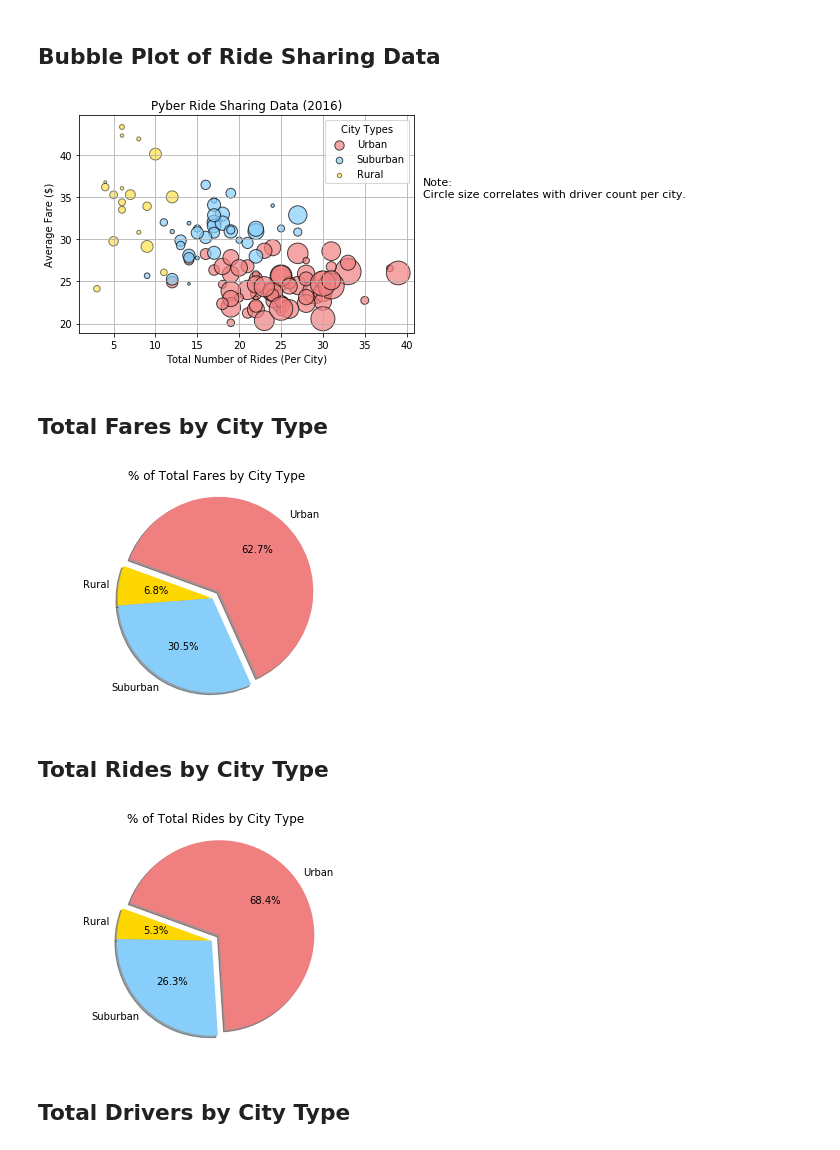
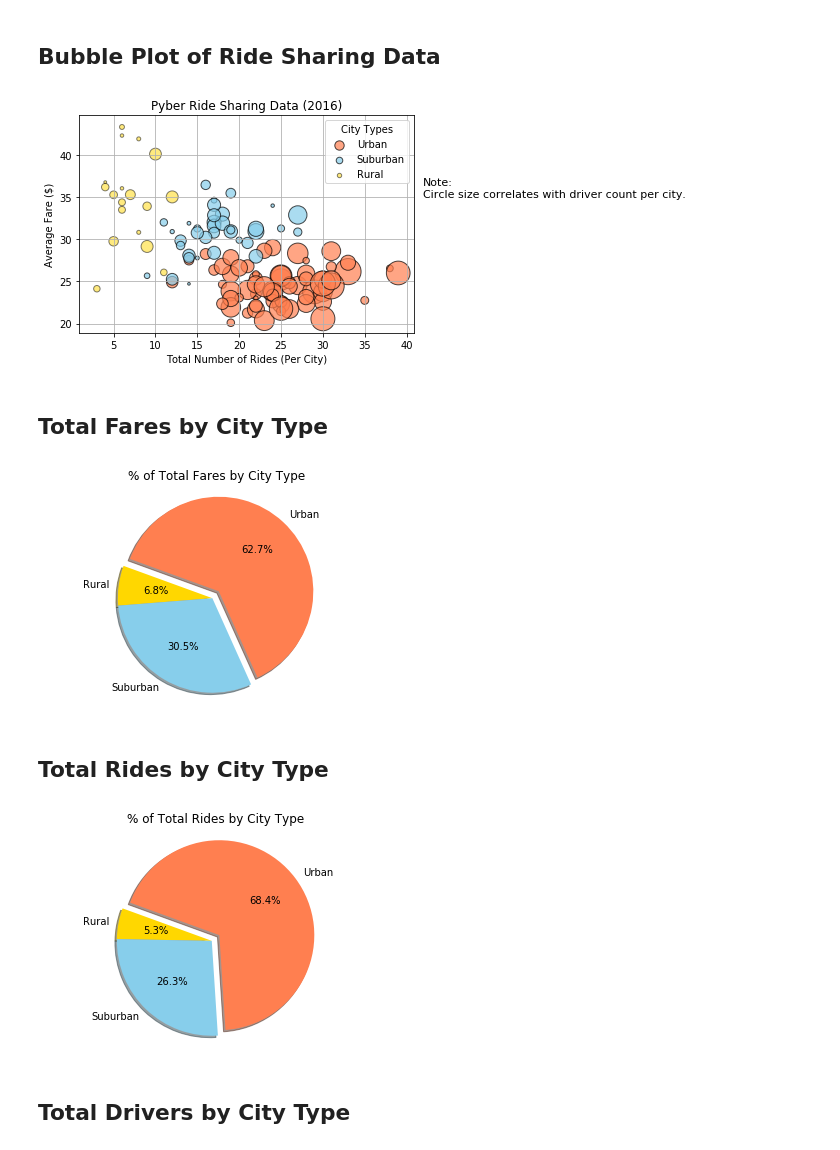
Before and after one commit to aktavern/05-The-Power-of-Plots, a Jupyter notebook: Pyber/pyber_aschenker.ipynb, the cells around one changed output. Cells and saved outputs as stored; diff of their text form; code cells hidden in the pictures.

Commit message:
updated colors

```diff
--- a/Pyber/pyber_aschenker.ipynb
+++ b/Pyber/pyber_aschenker.ipynb
@@ -55,8 +55,8 @@ rural_fare = rural_city["fare"].mean()
 rural_size = rural_city["driver_count"].sum()
 
 # Build the scatter plots for each city types
-Urban = plt.scatter(urban_rides,urban_fare,alpha=0.7,s=urban_size*.3,c="lightcoral",edgecolor='black',label="Urban")
-Suburban = plt.scatter(sub_rides,sub_fare,alpha=0.7,s=sub_size*.5,c="lightskyblue",edgecolor='black',label="Suburban")
+Urban = plt.scatter(urban_rides,urban_fare,alpha=0.7,s=urban_size*.3,c="coral",edgecolor='black',label="Urban")
+Suburban = plt.scatter(sub_rides,sub_fare,alpha=0.7,s=sub_size*.5,c="skyblue",edgecolor='black',label="Suburban")
 Rural = plt.scatter(rural_rides,rural_fare,alpha=0.5,s=rural_size*2,c="gold",edgecolor='black',label="Rural")
 
 # Incorporate the other graph properties
@@ -75,32 +75,32 @@ plt.text(42,35,'Note:\nCircle size correlates with driver count per city.',fonts
 # Save Figure
 plt.savefig("data/ride_sharing_data.png")
 # %% [output]
-[figure, old version]
+[figure, new version]
 # %% [markdown]
 ## Total Fares by City Type
 # %%
 # Calculate Type Percents
 type_grouped = merged_data.groupby("type")
 total_fares = type_grouped["fare"].sum()
 
 #establish colors, labels, and explode value for all charts
-colors = ["gold","lightskyblue","lightcoral"]
+colors = ["gold","skyblue","coral"]
 labels = ["Rural","Suburban","Urban"]
 explode=(0,0,.1)
 
 # Build Pie Chart
 plt.pie(total_fares,explode=explode,labels=labels,
         colors=colors,autopct="%1.1f%%",shadow=True,startangle=160)
 plt.axis("equal")
 plt.title("% of Total Fares by City Type")
 
 # Save Figure
 plt.savefig("data/total_fares_by_city_type.png")
 
 #Show Figure
 plt.show()
 # %% [output]
-[figure, old version]
+[figure, new version]
 # %% [markdown]
 ## Total Rides by City Type
 # %%
@@ -119,7 +119,7 @@ plt.savefig("data/total_rides_by_city_type.png")
 #Show Figure
 plt.show()
 # %% [output]
-[figure, old version]
+[figure, new version]
 # %% [markdown]
 ## Total Drivers by City Type
 # %%
```
Also changed, not shown: parts of 1 cell of this notebook, 5 other files.
